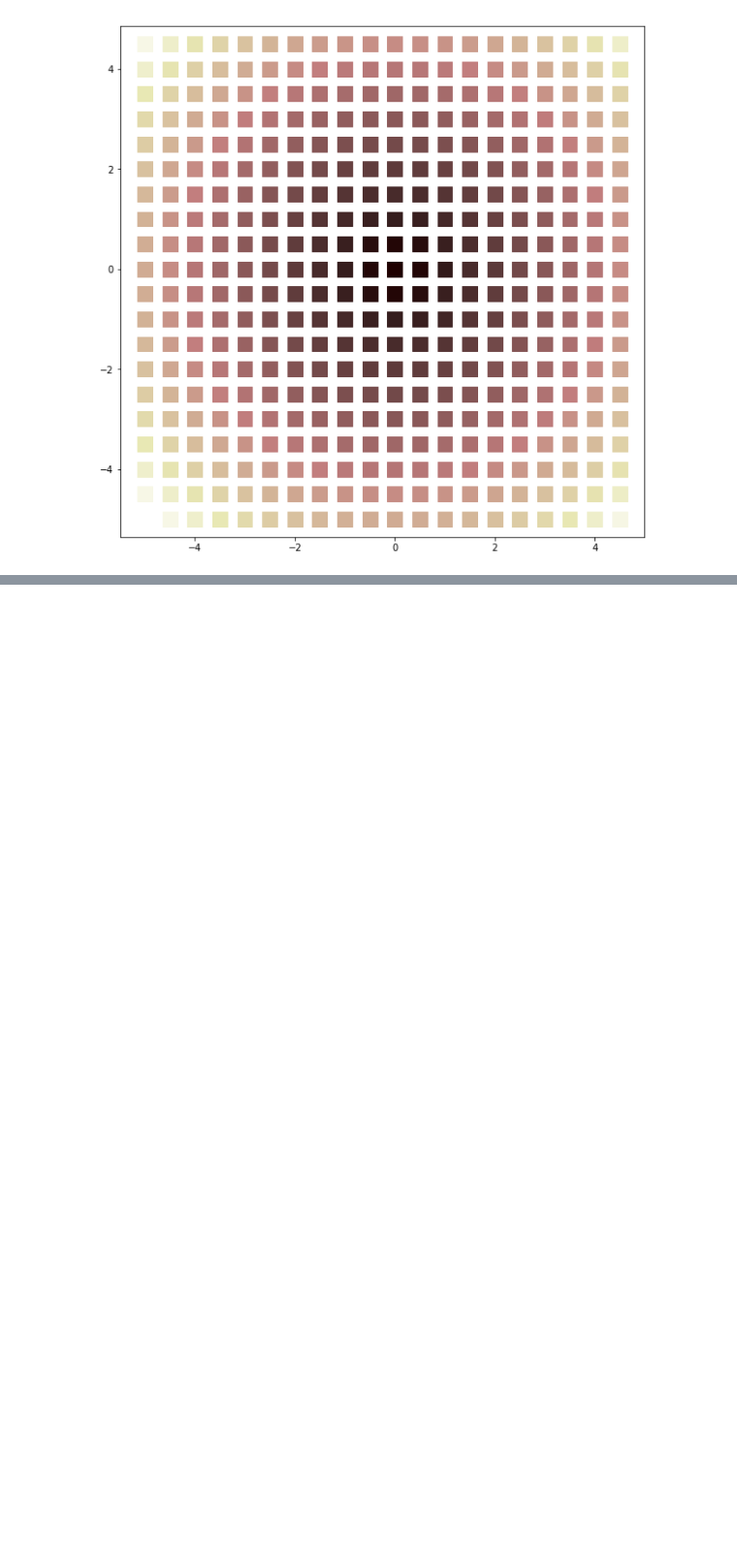
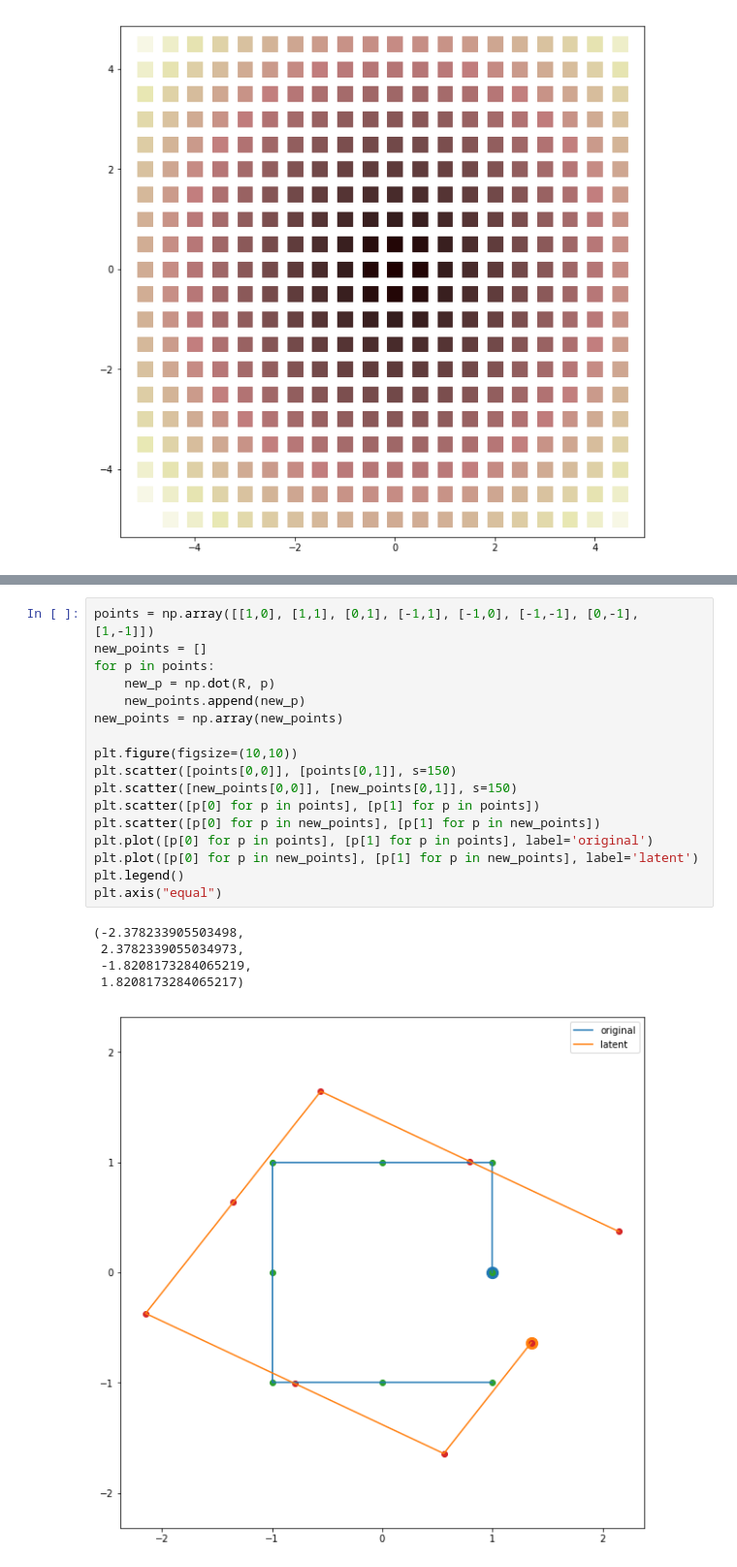
Before and after one commit to UM-ARM-Lab/unreliable-deform-manipulation, a Jupyter notebook: link_bot_notebooks/src/link_bot_notebooks/Linear TF Testing.ipynb, the cells around one changed output, grey strips where cells are left out. Shown at 97% size. Drawn from its saved outputs; the diff is of its cells as text; blank space fills up the shorter version.

```diff
--- a/link_bot_notebooks/src/link_bot_notebooks/Linear TF Testing.ipynb
+++ b/link_bot_notebooks/src/link_bot_notebooks/Linear TF Testing.ipynb
@@ -93,0 +120,23 @@ tpo.plot_costmap_2(plt, model, data, goal, resolution=.5, minimum=-5, maximum=5)
+# %%
+points = np.array([[1,0], [1,1], [0,1], [-1,1], [-1,0], [-1,-1], [0,-1], [1,-1]])
+new_points = []
+for p in points:
+    new_p = np.dot(R, p)
+    new_points.append(new_p)
+new_points = np.array(new_points)
+
+plt.figure(figsize=(10,10))
+plt.scatter([points[0,0]], [points[0,1]], s=150)
+plt.scatter([new_points[0,0]], [new_points[0,1]], s=150)
+plt.scatter([p[0] for p in points], [p[1] for p in points])
+plt.scatter([p[0] for p in new_points], [p[1] for p in new_points])
+plt.plot([p[0] for p in points], [p[1] for p in points], label='original')
+plt.plot([p[0] for p in new_points], [p[1] for p in new_points], label='latent')
+plt.legend()
+plt.axis("equal")
+# %% [output]
+(-2.378233905503498,
+ 2.3782339055034973,
+ -1.8208173284065219,
+ 1.8208173284065217)
+[figure, added]
```
Also changed, not shown: parts of 12 cells of this notebook, 2 other files.
